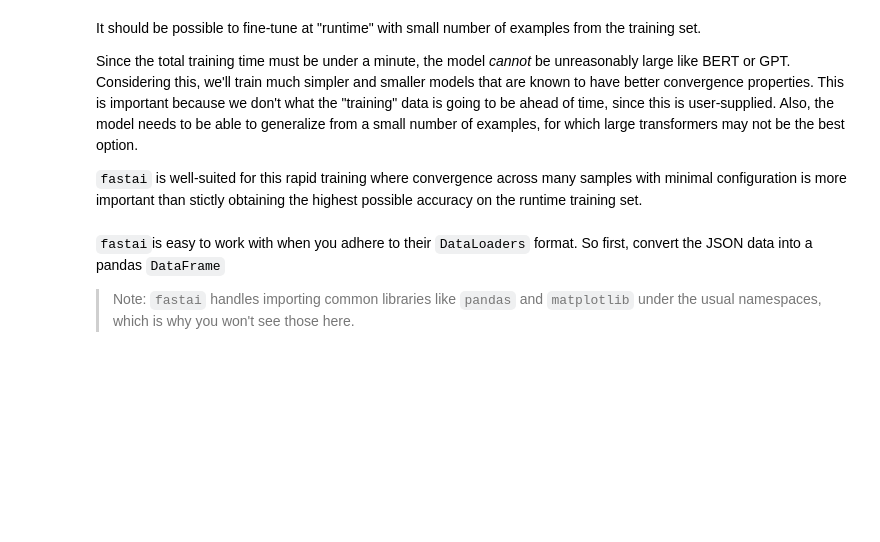
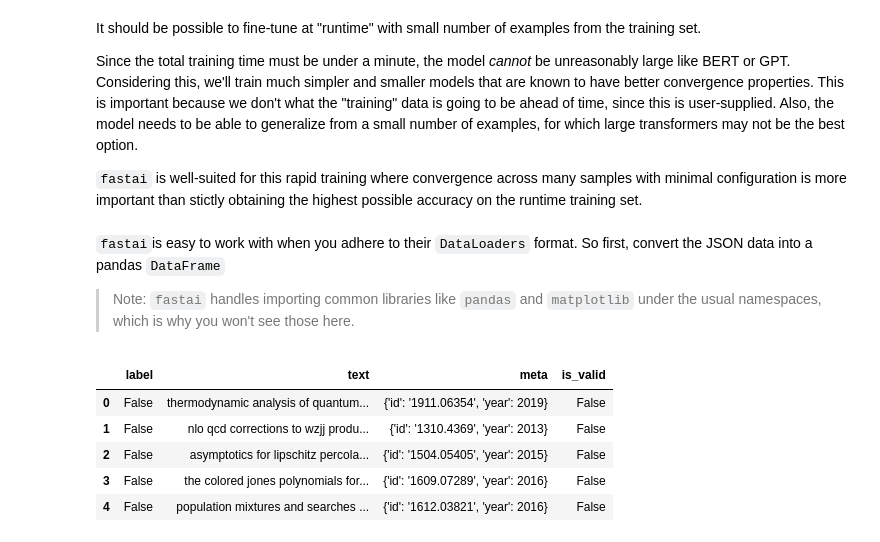
Before and after one commit to iyaja/ought, a Jupyter notebook: custom.ipynb, the cells around one changed output. Drawn from its saved outputs; the diff is of its cells as text; code cells hidden in the pictures; blank space fills up the shorter version.

```diff
--- a/custom.ipynb
+++ b/custom.ipynb
@@ -42,3 +35,24 @@ from fastai.text.all import *
 `fastai`is easy to work with when you adhere to their `DataLoaders` format. So first, convert the JSON data into a pandas `DataFrame`
 
 > Note: `fastai` handles importing common libraries like `pandas` and `matplotlib` under the usual namespaces, which is why you won't see those here.
+# %%
+path = Path('data/')
+
+train = load_jsonl('data/train.jsonl')
+valid = load_jsonl('data/dev.jsonl')
+
+train_df = pd.DataFrame(train)
+valid_df = pd.DataFrame(valid)
+
+train_df['is_valid'] = False
+valid_df['is_valid'] = True
+
+df = train_df.append(valid_df, ignore_index=True)
+df.head()
+# %% [output]
+|  | label | text | meta | is_valid |
+| 0 | False | thermodynamic analysis of quantum... | {'id': '1911.06354', 'year': 2019} | False |
+| 1 | False | nlo qcd corrections to wzjj produ... | {'id': '1310.4369', 'year': 2013} | False |
+| 2 | False | asymptotics for lipschitz percola... | {'id': '1504.05405', 'year': 2015} | False |
+| 3 | False | the colored jones polynomials for... | {'id': '1609.07289', 'year': 2016} | False |
+| 4 | False | population mixtures and searches ... | {'id': '1612.03821', 'year': 2016} | False |
```
Also changed, not shown: parts of 29 cells of this notebook, 3 other files.
